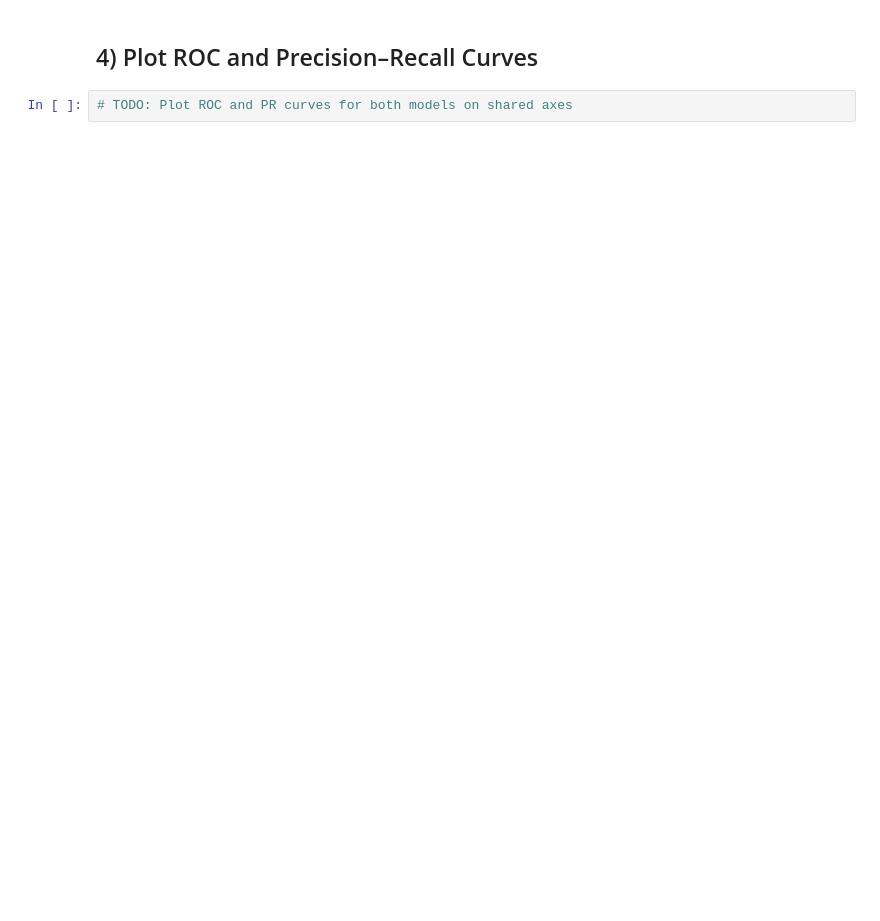
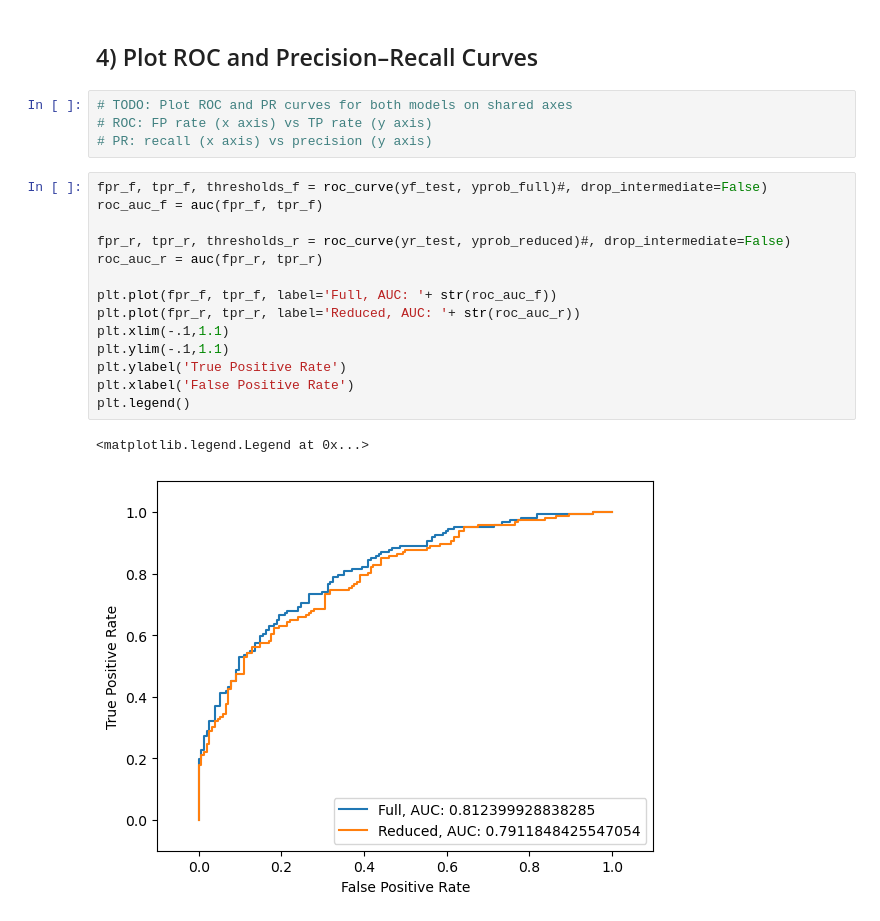
Before and after one commit to swnesbitt/ATMS-523-Module-5-Checkin, a Jupyter notebook: notebooks/LogReg_Compare_Models.ipynb, the cells around one changed output. Saved outputs shown, nothing was run; the diff lists cells and outputs as text; blank space fills up the shorter version.

```diff
--- a/notebooks/LogReg_Compare_Models.ipynb
+++ b/notebooks/LogReg_Compare_Models.ipynb
@@ -83,3 +131,22 @@ ypred_reduced = (yprob_reduced >= thr).astype(int)
 ## 4) Plot ROC and Precision–Recall Curves
 # %%
 # TODO: Plot ROC and PR curves for both models on shared axes
+# ROC: FP rate (x axis) vs TP rate (y axis)
+# PR: recall (x axis) vs precision (y axis)
+# %%
+fpr_f, tpr_f, thresholds_f = roc_curve(yf_test, yprob_full)#, drop_intermediate=False)
+roc_auc_f = auc(fpr_f, tpr_f)
+
+fpr_r, tpr_r, thresholds_r = roc_curve(yr_test, yprob_reduced)#, drop_intermediate=False)
+roc_auc_r = auc(fpr_r, tpr_r)
+
+plt.plot(fpr_f, tpr_f, label='Full, AUC: '+ str(roc_auc_f))
+plt.plot(fpr_r, tpr_r, label='Reduced, AUC: '+ str(roc_auc_r))
+plt.xlim(-.1,1.1)
+plt.ylim(-.1,1.1)
+plt.ylabel('True Positive Rate')
+plt.xlabel('False Positive Rate')
+plt.legend()
+# %% [output]
+<matplotlib.legend.Legend at 0x...>
+[figure, added]
```
Also changed, not shown: parts of 7 cells of this notebook.
